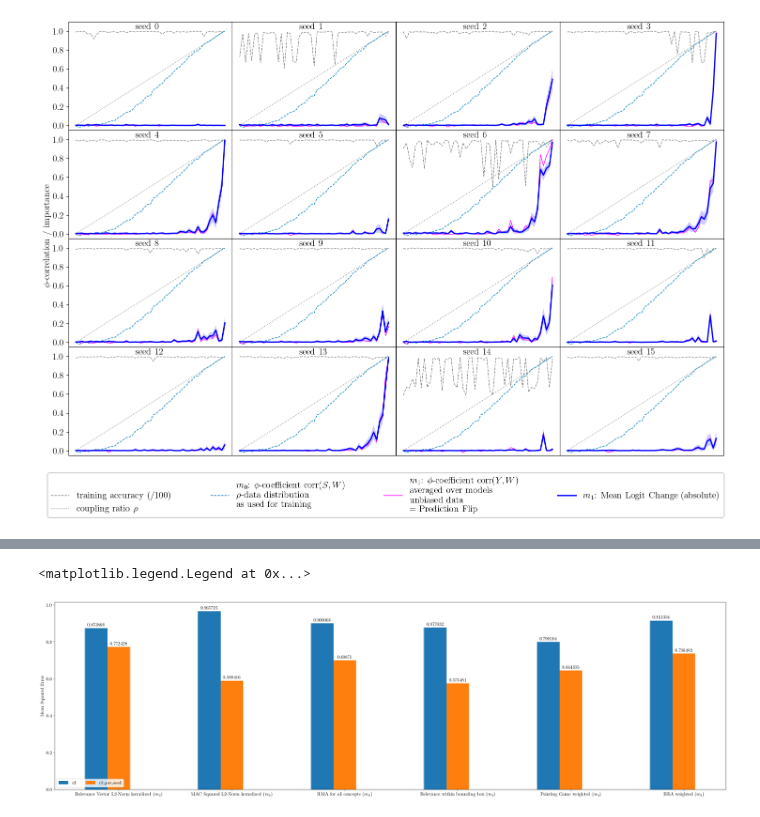
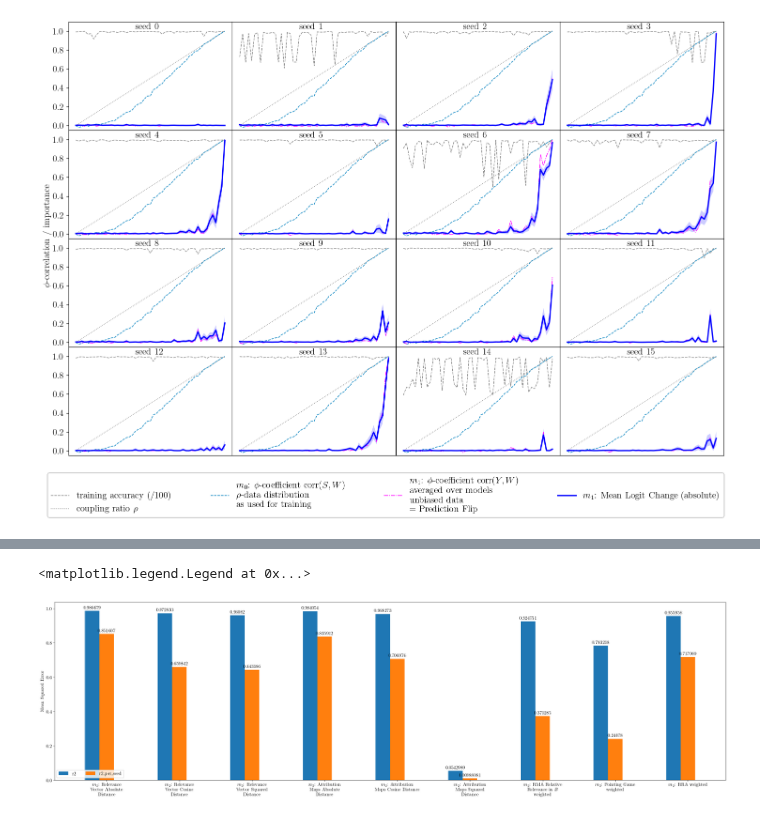
Before and after one commit to lillijo/xai-evaluation-master-thesis, a Jupyter notebook: experiments/compare_measures.ipynb, the cells around one changed output, grey strips where cells are left out. Cells and saved outputs as stored; diff of their text form; code cells hidden in the pictures.

```diff
--- a/experiments/compare_measures.ipynb
+++ b/experiments/compare_measures.ipynb
@@ -135,5 +158,14 @@ ms = AllMeasures(
 with gzip.open(f"all_measures_{sample_set_size}_{experiment_name}.pickle", "rb") as f:
     per_sample = pickle.load(f)
 
-with gzip.open(f"relmax_measures_{sample_set_size}_{experiment_name}.pickle", "rb") as f:
+with gzip.open(
+    f"relmax_measures_{sample_set_size}_{experiment_name}.pickle", "rb"
+) as f:
     rel_max_m = pickle.load(f)
+
+perseed_all = torch.zeros(51, iterations, 37)
+perseed_all[:, :, :17] = per_sample.mean(dim=2)
+perseed_all[:, :, 17:] = rel_max_m
+""" perseed_some = perseed_all[:,:10,:]
+iterations = 10 """
+rel_max_m.shape, per_sample.shape, perseed_all.shape
@@ -583,25 +706,26 @@ for i, c in enumerate(colors):
 # %%
 from textwrap import wrap
+biases = list(np.round(np.linspace(0, 1, 51), 3))
 weights = torch.nn.functional.softmax(torch.tensor(biases), dim=0)
 m1s = [
     "m1_phi",
     "m1_mlc_abs",
     "m1_mlc_cosine",
-    "m1_mlc_euclid",
+    #"m1_mlc_euclid",
     "m1_mlc_l2square",
 ]
 
 m2s = [
     "m2_rel_abs",
     "m2_rel_cosine",
-    "m2_rel_euclid",
+    #"m2_rel_euclid",
     "m2_rel_l2square",
     "m2_mac_abs",
     "m2_mac_euclid",
     "m2_mac_cosine",
     "m2_mac_l2square",
     "m2_rma",
-    "m2_bbox_rel",
+    #"m2_bbox_rel",
     "m2_pg_weighted",
     "m2_rra_weighted",
 ]
@@ -638,12 +762,12 @@ for_plot = {
 }
 per_rho = torch.mean(per_sample, dim=(1, 2))  # filtered
 per_seed = torch.mean(per_sample, dim=(2))
-m1_index = 0
+m1_index = 1
 m1_phi_vals = per_rho[:, m1_index]
 m1_phi_valsps = per_seed[:, :, m1_index]
 for measure in m2s:
     mk = ALL_MEASURES.index(measure)
-    vals = per_rho[:, mk]
+    vals = per_rho[:, mk] / per_rho[:, mk].max()
     mses[measure] = {
         "mse": mse(m1_phi_vals, vals),
         "weighted_mse": weighted_mse(m1_phi_vals, vals),
@@ -665,7 +789,7 @@ x = np.arange(len(mses.keys()))  # the label locations
 fig, ax = plt.subplots(layout="constrained", figsize=(28, 8))
 width = 0.2  # the width of the bars
 multiplier = 0
-for attribute in ["mse", "weighted_mse", "mse_per_seed", "weighted_mse_per_seed"]:
+for attribute in ["mse", "mse_per_seed"]: #, "weighted_mse", "weighted_mse_per_seed"
     measurement = for_plot[attribute]
     offset = width * multiplier
     rects = ax.bar(x + offset, measurement, width, label=attribute)
@@ -673,10 +797,11 @@ for attribute in ["mse", "weighted_mse", "mse_per_seed", "weighted_mse_per_seed"
     multiplier += 1
 
 # Add some text for labels, title and custom x-axis tick labels, etc.
-ax.set_title(f"Mean Squared Error between measure and {ALL_MEASURES[m1_index]}")
+ax.set_title(f"Mean Squared Error between measure and {NAME_DICT[ALL_MEASURES[m1_index]]}")
 ax.set_ylabel("Mean Squared Error")
+#ax.set_ylim([0.0, 0.016])
 ax.set_xticks(x + width, ["\n".join(wrap(NAME_DICT[k], 20)) for k in mses.keys()])
-ax.legend(loc="upper left", ncols=3)
+ax.legend(loc="upper left", ncols=4)
 # ax.set_ylim(0, 1)
 # %% [output]
 <matplotlib.legend.Legend at 0x...>
@@ -684,24 +853,24 @@ ax.legend(loc="upper left", ncols=3)
 # %%
 
 x = np.arange(len(mses.keys()))  # the label locations
 fig, ax = plt.subplots(layout="constrained", figsize=(28, 8))
 width = 0.2  # the width of the bars
 multiplier = 0
 for attribute in ["r2", "r2_per_seed"]:
     measurement = for_plot[attribute]
     offset = width * multiplier
     rects = ax.bar(x + offset, measurement, width, label=attribute)
     ax.bar_label(rects, padding=3)
     multiplier += 1
 
 # Add some text for labels, title and custom x-axis tick labels, etc.
 ax.set_ylabel("Mean Squared Error")
-ax.set_xticks(x + width, [NAME_DICT[k] for k in mses.keys()])
+ax.set_xticks(x + width, ["\n".join(wrap(NAME_DICT[k], 20)) for k in mses.keys()])
 ax.legend(loc="lower left", ncols=3)
 # ax.set_ylim(0, 1)
 # %% [output]
 <matplotlib.legend.Legend at 0x...>
-[figure, old version]
+[figure, new version]
 # %%
 # MEASURES OVER SINGLE SEEDS
 
```
Also changed, not shown: parts of 11 cells of this notebook, 7 other files.
